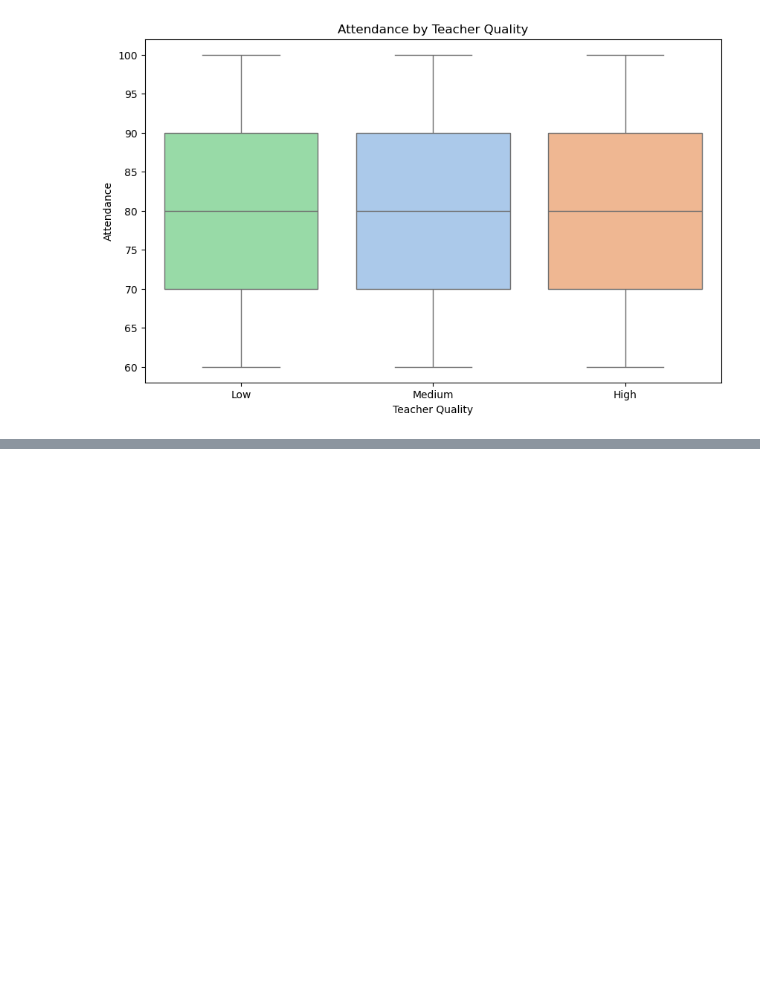
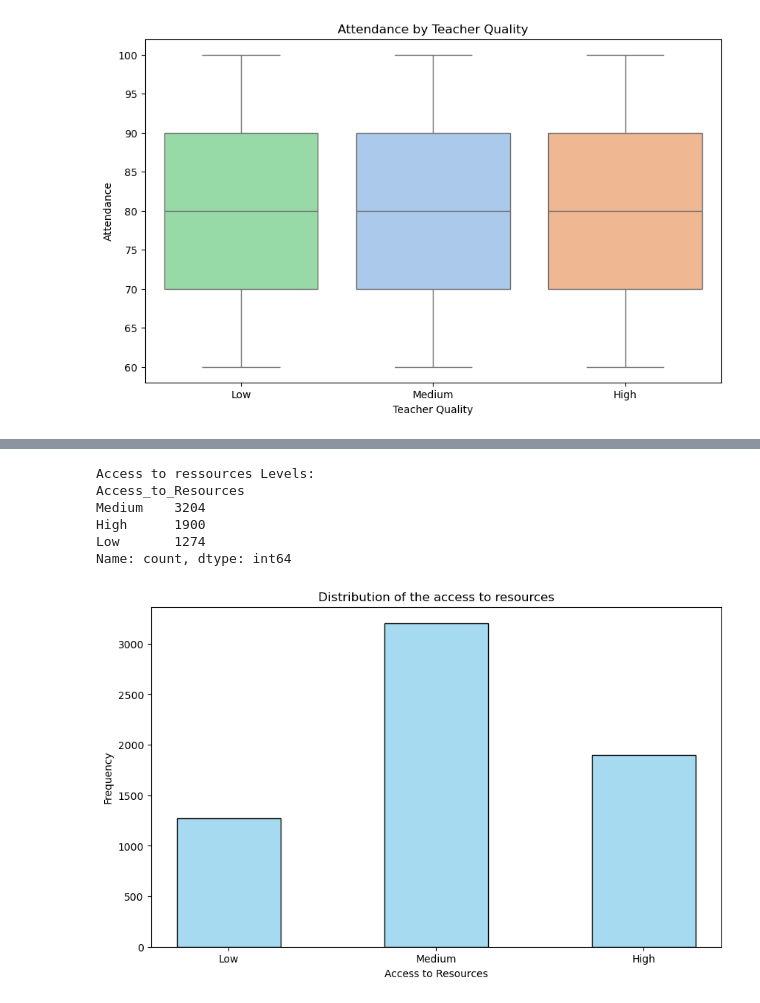
Before and after one commit to robinmoon2/AI_Application_HY, a Jupyter notebook: Data Analysis/DataAnalysisTH.ipynb, the cells around one changed output, grey strips where cells are left out. Cells and saved outputs as stored; diff of their text form; code cells hidden in the pictures; blank space fills up the shorter version.

```diff
--- a/Data Analysis/DataAnalysisTH.ipynb
+++ b/Data Analysis/DataAnalysisTH.ipynb
@@ -257,0 +313,21 @@ plt.show()
+# %%
+# For the data to be display in the right order
+df['Access_to_Resources'] = pd.Categorical(df['Access_to_Resources'], categories=['Low', 'Medium', 'High'], ordered=True)
+
+print("Access to ressources Levels:")
+print(df['Access_to_Resources'].value_counts())
+
+plt.figure(figsize=(10, 6))
+sns.histplot(df['Access_to_Resources'], shrink = 0.5 , color='skyblue')
+plt.title('Distribution of the access to resources')
+plt.xlabel('Access to Resources')
+plt.ylabel('Frequency')
+plt.show()
+# %% [output]
+Access to ressources Levels:
+Access_to_Resources
+Medium    3204
+High      1900
+Low       1274
+Name: count, dtype: int64
+[figure, added]
```
Also changed, not shown: parts of 14 cells of this notebook, 1 other file.
